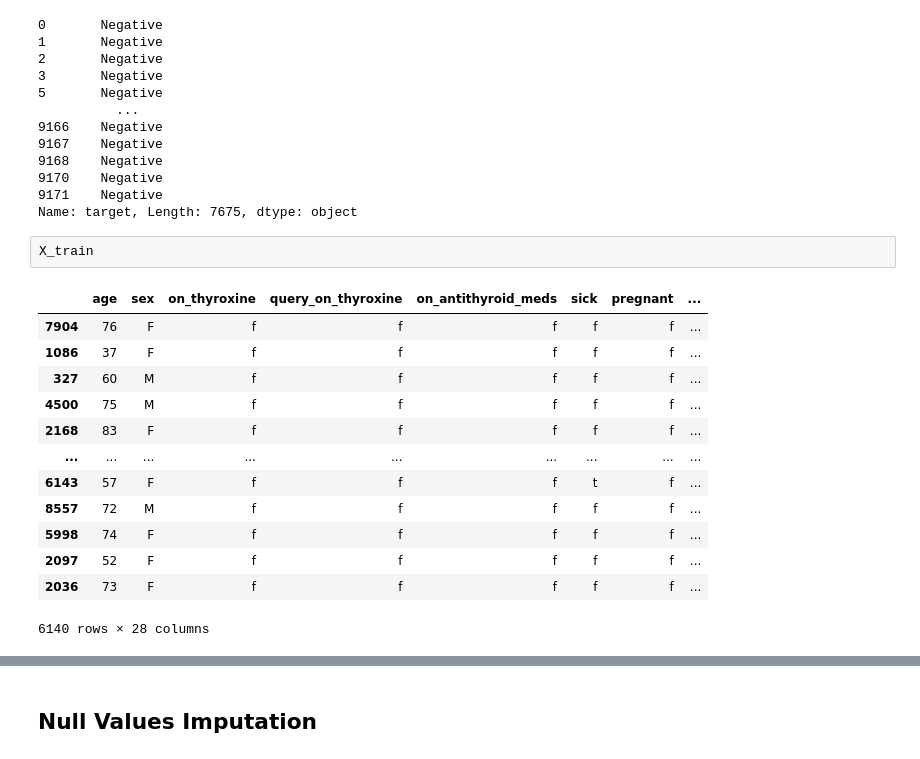
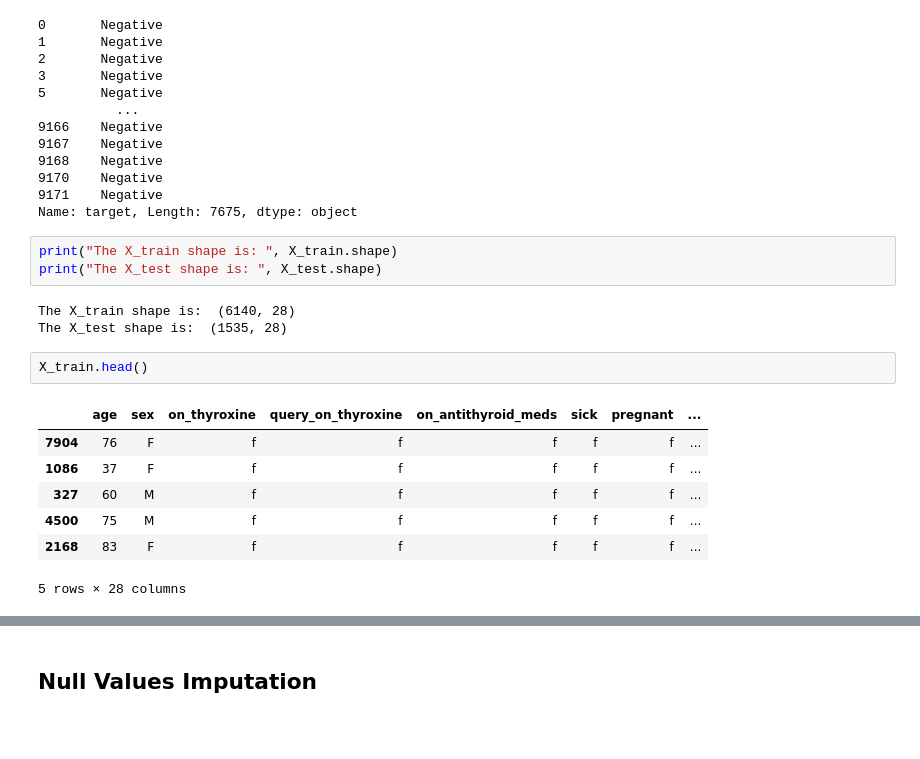
Before and after one commit to MokshJaiswal/ML-Project, a Jupyter notebook: TDD_w_SplitData_changed.ipynb, the cells around one changed output, grey strips where cells are left out. Drawn from its saved outputs; the diff is of its cells as text; blank space fills up the shorter version.

```diff
--- a/TDD_w_SplitData_changed.ipynb
+++ b/TDD_w_SplitData_changed.ipynb
@@ -918,19 +918,19 @@ target
 9170    Negative
 9171    Negative
 Name: target, Length: 7675, dtype: object
+# %%
+print("The X_train shape is: ", X_train.shape)
+print("The X_test shape is: ", X_test.shape)
+# %% [output]
+The X_train shape is:  (6140, 28)
+The X_test shape is:  (1535, 28)
 # %%
-X_train
+X_train.head()
 # %% [output]
 |  | age | sex | on_thyroxine | query_on_thyroxine | on_antithyroid_meds | sick | pregnant | ... |
 | 7904 | 76 | F | f | f | f | f | f | ... |
 | 1086 | 37 | F | f | f | f | f | f | ... |
 | 327 | 60 | M | f | f | f | f | f | ... |
 | 4500 | 75 | M | f | f | f | f | f | ... |
 | 2168 | 83 | F | f | f | f | f | f | ... |
-| ... | ... | ... | ... | ... | ... | ... | ... | ... |
-| 6143 | 57 | F | f | f | f | t | f | ... |
-| 8557 | 72 | M | f | f | f | f | f | ... |
-| 5998 | 74 | F | f | f | f | f | f | ... |
-| 2097 | 52 | F | f | f | f | f | f | ... |
-| 2036 | 73 | F | f | f | f | f | f | ... |
-6140 rows × 28 columns
+5 rows × 28 columns
```
Also changed, not shown: parts of 18 cells of this notebook.
